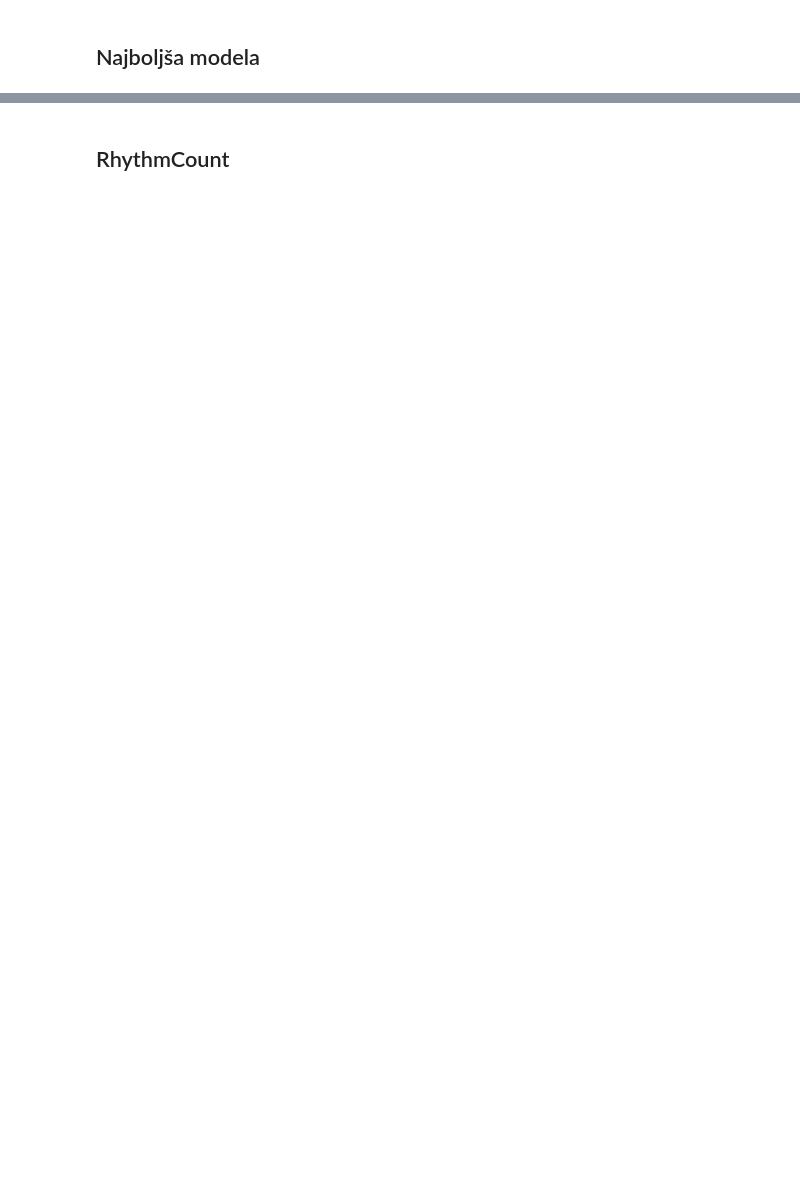
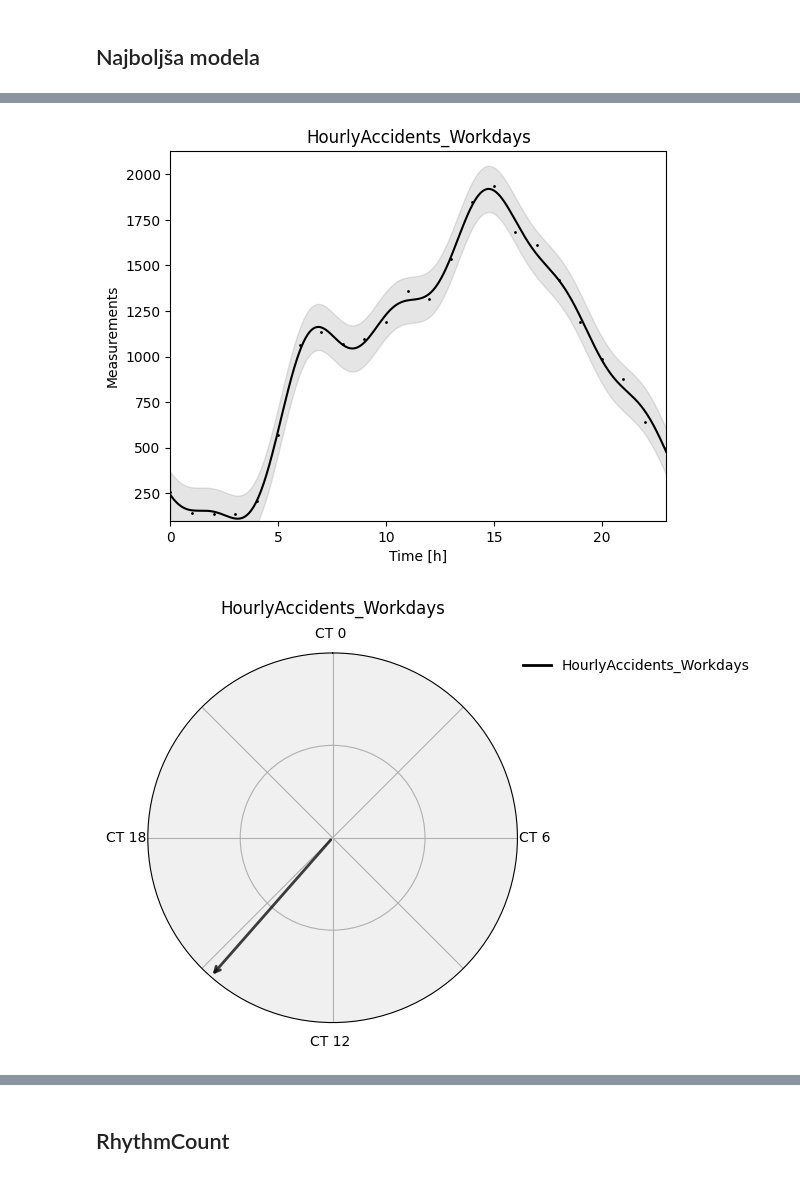
Before and after one commit to hanaskitek/diplomska-git, a Jupyter notebook: 06_kosinor_delovnik_vikend.ipynb, the cells around one changed output, grey strips where cells are left out. Cells and saved outputs as stored; diff of their text form; code cells hidden in the pictures; blank space fills up the shorter version.

Commit message:
Dodan izris najboljših modelov

```diff
--- a/06_kosinor_delovnik_vikend.ipynb
+++ b/06_kosinor_delovnik_vikend.ipynb
@@ -206,0 +204,7 @@ df_best_model_weekends
+# %%
+# Izris najboljših modelov
+cosinor.plot_df_models(df_workdays, df_best_model_workdays)
+cosinor.plot_df_models(df_weekends, df_best_model_weekends)
+# %% [output]
+[figure, added]
+[figure, added]
```
Also changed, not shown: parts of 17 cells of this notebook.
